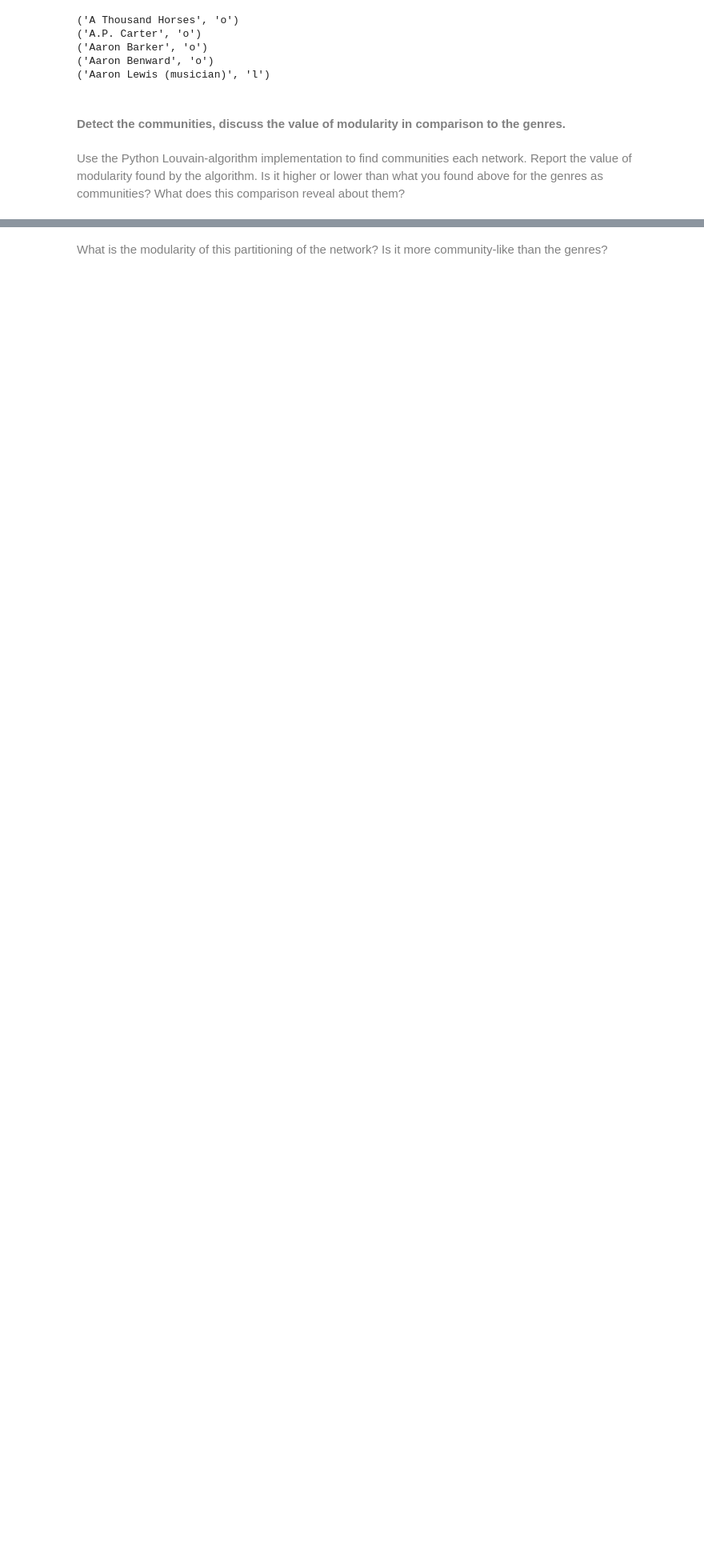
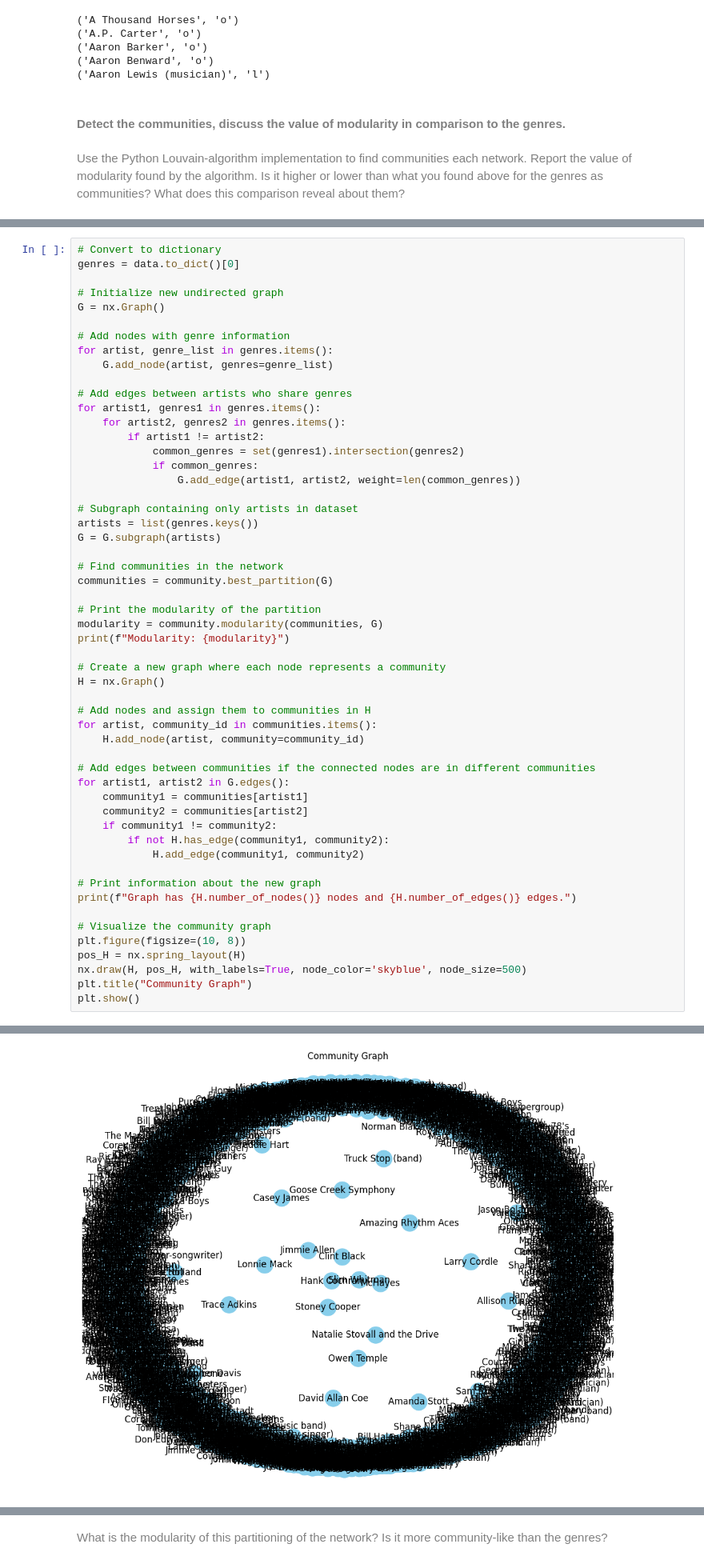
Before and after one commit to AleksandarLukic96/02805_Social_Graphs_and_Interactions, a Jupyter notebook: Exercise_solutions/Assignment_2.ipynb, the cells around one changed output, grey strips where cells are left out. Shown at 80% size. Saved outputs shown, nothing was run; the diff lists cells and outputs as text; blank space fills up the shorter version.

Commit message:
adding some of part 1 to assignment

```diff
--- a/Exercise_solutions/Assignment_2.ipynb
+++ b/Exercise_solutions/Assignment_2.ipynb
@@ -152,0 +119,55 @@ Graph has 1835 nodes and 1 edges.
+# %%
+# Convert to dictionary
+genres = data.to_dict()[0]
+
+# Initialize new undirected graph
+G = nx.Graph()
+
+# Add nodes with genre information
+for artist, genre_list in genres.items():
+    G.add_node(artist, genres=genre_list)
+
+# Add edges between artists who share genres
+for artist1, genres1 in genres.items():
+    for artist2, genres2 in genres.items():
+        if artist1 != artist2:
+            common_genres = set(genres1).intersection(genres2)
+            if common_genres:
+                G.add_edge(artist1, artist2, weight=len(common_genres))
+
+# Subgraph containing only artists in dataset
+artists = list(genres.keys())
+G = G.subgraph(artists)
+
+# Find communities in the network
+communities = community.best_partition(G)
+
+# Print the modularity of the partition
+modularity = community.modularity(communities, G)
+print(f"Modularity: {modularity}")
+
+# Create a new graph where each node represents a community
+H = nx.Graph()
+
+# Add nodes and assign them to communities in H
+for artist, community_id in communities.items():
+    H.add_node(artist, community=community_id)
+
+# Add edges between communities if the connected nodes are in different communities
+for artist1, artist2 in G.edges():
+    community1 = communities[artist1]
+    community2 = communities[artist2]
+    if community1 != community2:
+        if not H.has_edge(community1, community2):
+            H.add_edge(community1, community2)
+
+# Print information about the new graph
+print(f"Graph has {H.number_of_nodes()} nodes and {H.number_of_edges()} edges.")
+
+# Visualize the community graph
+plt.figure(figsize=(10, 8))
+pos_H = nx.spring_layout(H)
+nx.draw(H, pos_H, with_labels=True, node_color='skyblue', node_size=500)
+plt.title("Community Graph")
+plt.show()
+# %% [output]
@@ -152,0 +176 @@ Graph has 1835 nodes and 1 edges.
+[figure, added]
```
Also changed, not shown: parts of 13 cells of this notebook, 1 other file.
